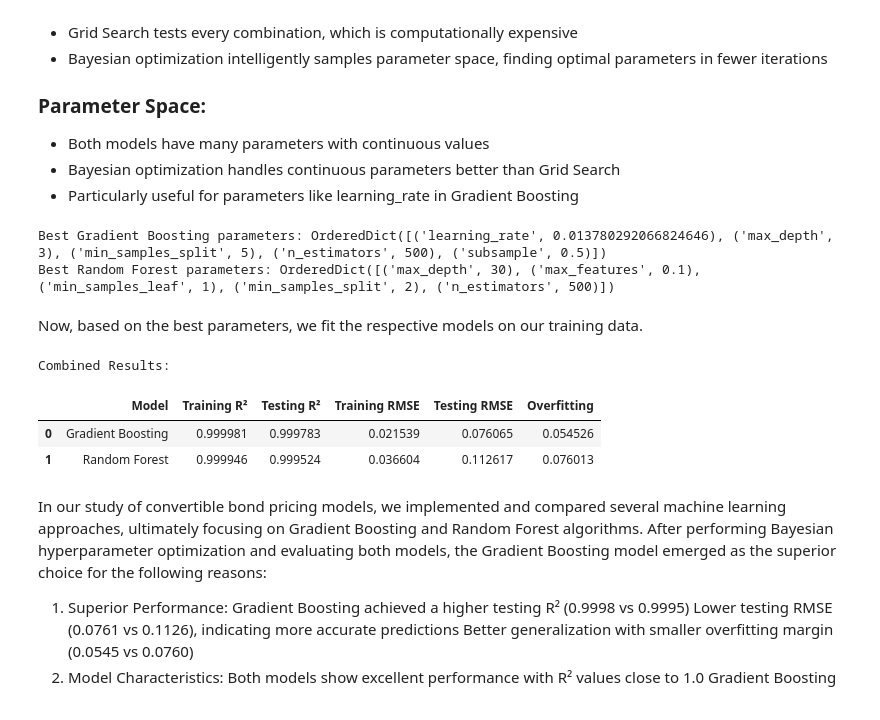
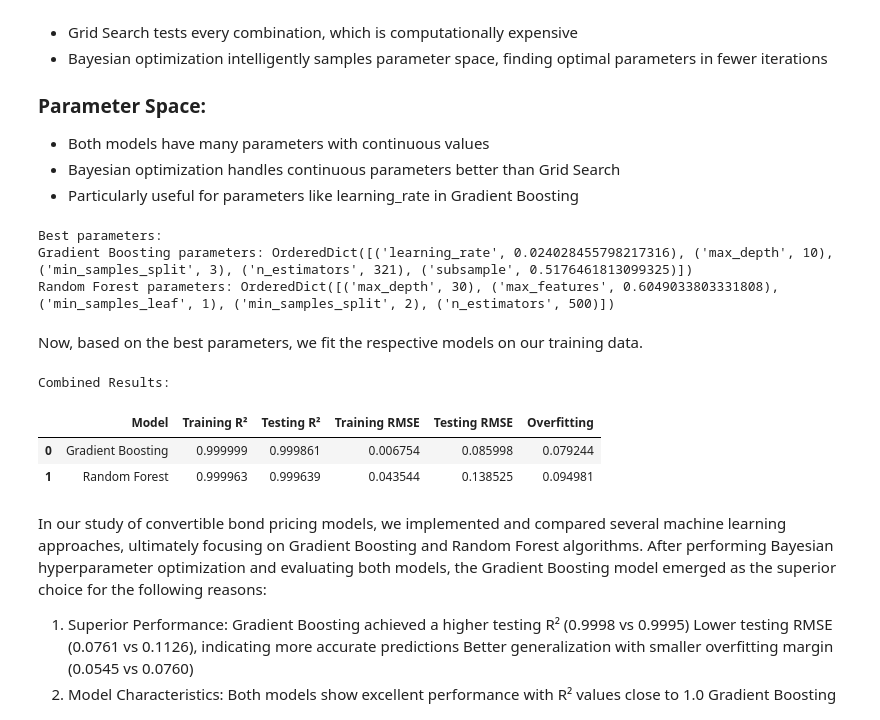
Before and after one commit to pi-sen/Convertible-Bond, a Jupyter notebook: ConvertibleBondPricing.ipynb, the cells around one changed output. Drawn from its saved outputs; the diff is of its cells as text; code cells hidden in the pictures.

```diff
--- a/ConvertibleBondPricing.ipynb
+++ b/ConvertibleBondPricing.ipynb
@@ -1186,6 +1180,7 @@ For hyperparameter tuning, we prefer to use Bayesian optimization over Grid Sear
 #implementing Bayesian Optimization
 from skopt import BayesSearchCV
 from skopt.space import Real, Integer
+from sklearn.ensemble import GradientBoostingRegressor, RandomForestRegressor
 
 # Define parameter spaces for both models
 gb_param_space = {
@@ -1224,15 +1219,17 @@ rf_bayes = BayesSearchCV(
 )
 
 # Fit the models
-gb_bayes.fit(X_20_train_scaled, y_20_train)
-rf_bayes.fit(X_20_train_scaled, y_20_train)
+gb_bayes.fit(X_train_scaled, y_train)
+rf_bayes.fit(X_train_scaled, y_train)
 
 # Print best parameters
-print("Best Gradient Boosting parameters:", gb_bayes.best_params_)
-print("Best Random Forest parameters:", rf_bayes.best_params_)
+print("\nBest parameters:")
+print("Gradient Boosting parameters:", gb_bayes.best_params_)
+print("Random Forest parameters:", rf_bayes.best_params_)
 # %% [output]
-Best Gradient Boosting parameters: OrderedDict([('learning_rate', 0.013780292066824646), ('max_depth', 3), ('min_samples_split', 5), ('n_estimators', 500), ('subsample', 0.5)])
-Best Random Forest parameters: OrderedDict([('max_depth', 30), ('max_features', 0.1), ('min_samples_leaf', 1), ('min_samples_split', 2), ('n_estimators', 500)])
+Best parameters:
+Gradient Boosting parameters: OrderedDict([('learning_rate', 0.024028455798217316), ('max_depth', 10), ('min_samples_split', 3), ('n_estimators', 321), ('subsample', 0.5176461813099325)])
+Random Forest parameters: OrderedDict([('max_depth', 30), ('max_features', 0.6049033803331808), ('min_samples_leaf', 1), ('min_samples_split', 2), ('n_estimators', 500)])
 # %% [markdown]
 Now, based on the best parameters, we fit the respective models on our training data.
 # %%
@@ -1248,50 +1245,50 @@ best_rf = RandomForestRegressor(
 )
 
 # Fit models on training data
-best_gb.fit(X_20_train_scaled, y_20_train)
-best_rf.fit(X_20_train_scaled, y_20_train)
+best_gb.fit(X_train_scaled, y_train)
+best_rf.fit(X_train_scaled, y_train)
 
 # Evaluate models
 def evaluate_model(model, name):
     results = []
 
     # Training scores
-    train_pred = model.predict(X_20_train_scaled)
-    train_r2 = r2_score(y_20_train, train_pred)
-    train_rmse = np.sqrt(mean_squared_error(y_20_train, train_pred))
+    train_pred = model.predict(X_train_scaled)
+    train_r2 = r2_score(y_train, train_pred)
+    train_rmse = np.sqrt(mean_squared_error(y_train, train_pred))
 
     # Testing scores
-    test_pred = model.predict(X_20_test_scaled)
-    test_r2 = r2_score(y_20_test, test_pred)
-    test_rmse = np.sqrt(mean_squared_error(y_20_test, test_pred))
+    test_pred = model.predict(X_test_scaled)
+    test_r2 = r2_score(y_test, test_pred)
+    test_rmse = np.sqrt(mean_squared_error(y_test, test_pred))
 
     # Overfitting score
     overfitting = test_rmse - train_rmse
 
     results.append({'Model': name,
                     'Training R²': train_r2,
                     'Testing R²': test_r2,
                     'Training RMSE': train_rmse,
                     'Testing RMSE': test_rmse,
                     'Overfitting': overfitting})
 
     return train_pred, test_pred, pd.DataFrame(results)
 
 # Evaluate both models
 gb_train_pred, gb_test_pred, gb_results = evaluate_model(best_gb, "Gradient Boosting")
 rf_train_pred, rf_test_pred, rf_results = evaluate_model(best_rf, "Random Forest")
 
 # Combine results into a single DataFrame
 results_df = pd.concat([gb_results, rf_results], ignore_index=True)
 
 # Display combined results
 print("\nCombined Results:")
 results_df
 # %% [output]
 Combined Results:
 |  | Model | Training R² | Testing R² | Training RMSE | Testing RMSE | Overfitting |
-| 0 | Gradient Boosting | 0.999981 | 0.999783 | 0.021539 | 0.076065 | 0.054526 |
-| 1 | Random Forest | 0.999946 | 0.999524 | 0.036604 | 0.112617 | 0.076013 |
+| 0 | Gradient Boosting | 0.999999 | 0.999861 | 0.006754 | 0.085998 | 0.079244 |
+| 1 | Random Forest | 0.999963 | 0.999639 | 0.043544 | 0.138525 | 0.094981 |
 # %% [markdown]
 In our study of convertible bond pricing models, we implemented and compared several machine learning approaches, ultimately focusing on Gradient Boosting and Random Forest algorithms. After performing Bayesian hyperparameter optimization and evaluating both models, the Gradient Boosting model emerged as the superior choice for the following reasons:
 1. Superior Performance:
```
Also changed, not shown: parts of 9 cells of this notebook.
